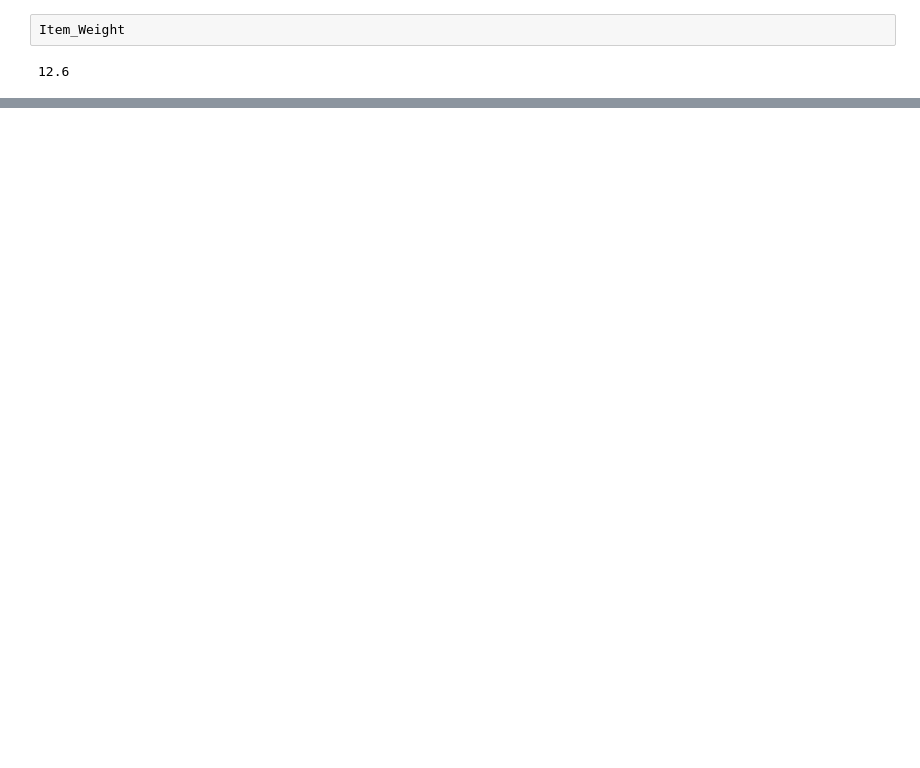
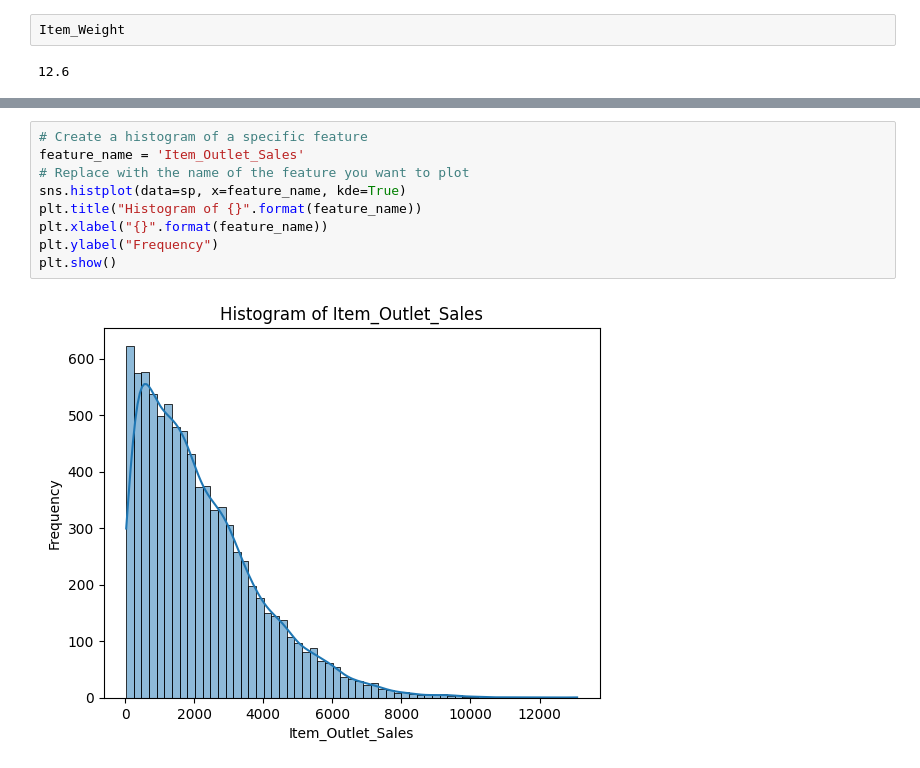
Before and after one commit to hdtran103/Prediction-of-Product-Sales, a Jupyter notebook: Core_2_Sales_Predictions_Peter_Tran.ipynb, the cells around one changed output, grey strips where cells are left out. Saved outputs shown, nothing was run; the diff lists cells and outputs as text; blank space fills up the shorter version.

```diff
--- a/Core_2_Sales_Predictions_Peter_Tran.ipynb
+++ b/Core_2_Sales_Predictions_Peter_Tran.ipynb
@@ -217,0 +234,11 @@ Item_Weight
+# %%
+# Create a histogram of a specific feature
+feature_name = 'Item_Outlet_Sales'
+# Replace with the name of the feature you want to plot
+sns.histplot(data=sp, x=feature_name, kde=True)
+plt.title("Histogram of {}".format(feature_name))
+plt.xlabel("{}".format(feature_name))
+plt.ylabel("Frequency")
+plt.show()
+# %% [output]
+[figure, added]
```
Also changed, not shown: parts of 12 cells of this notebook.
